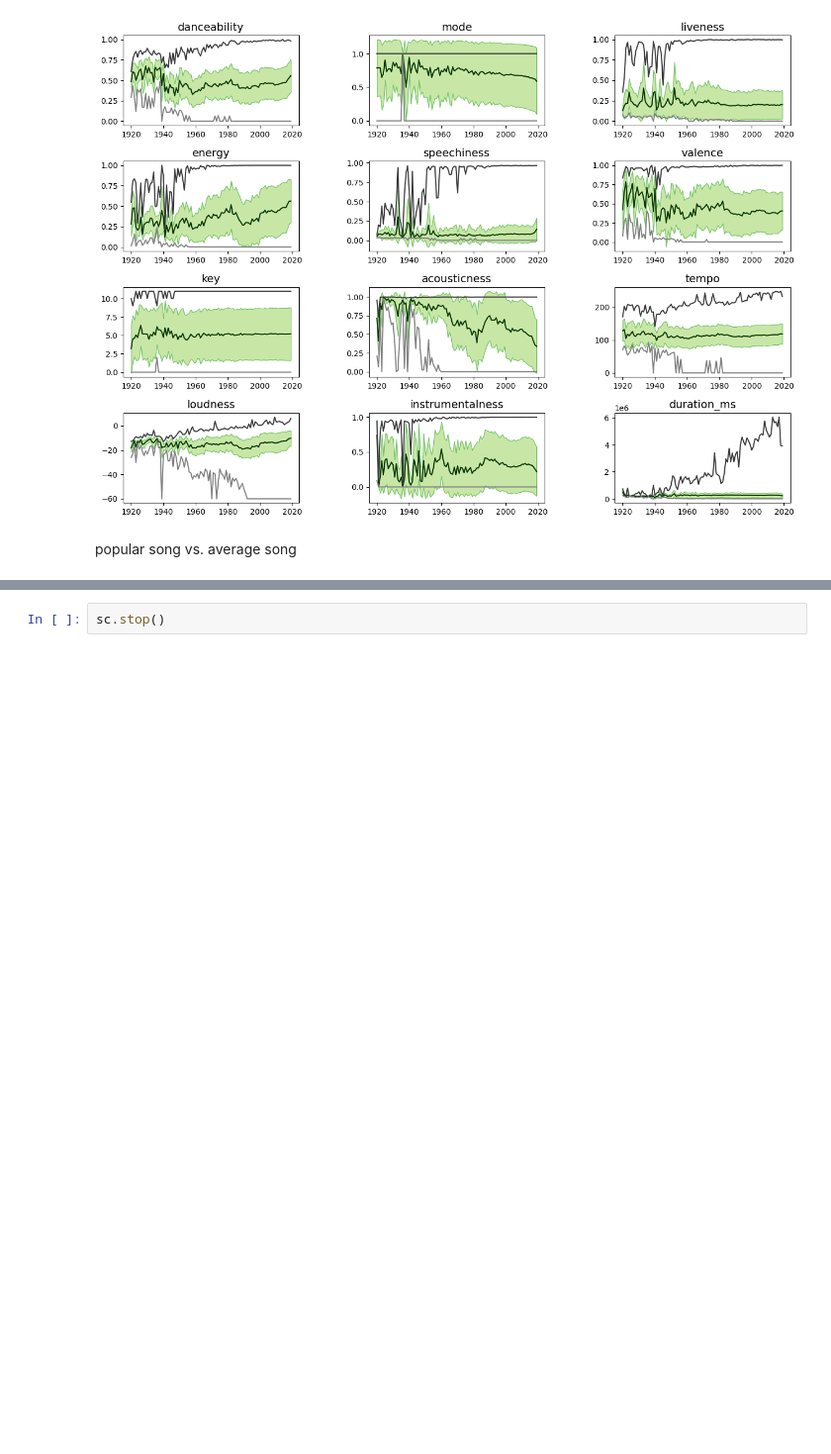
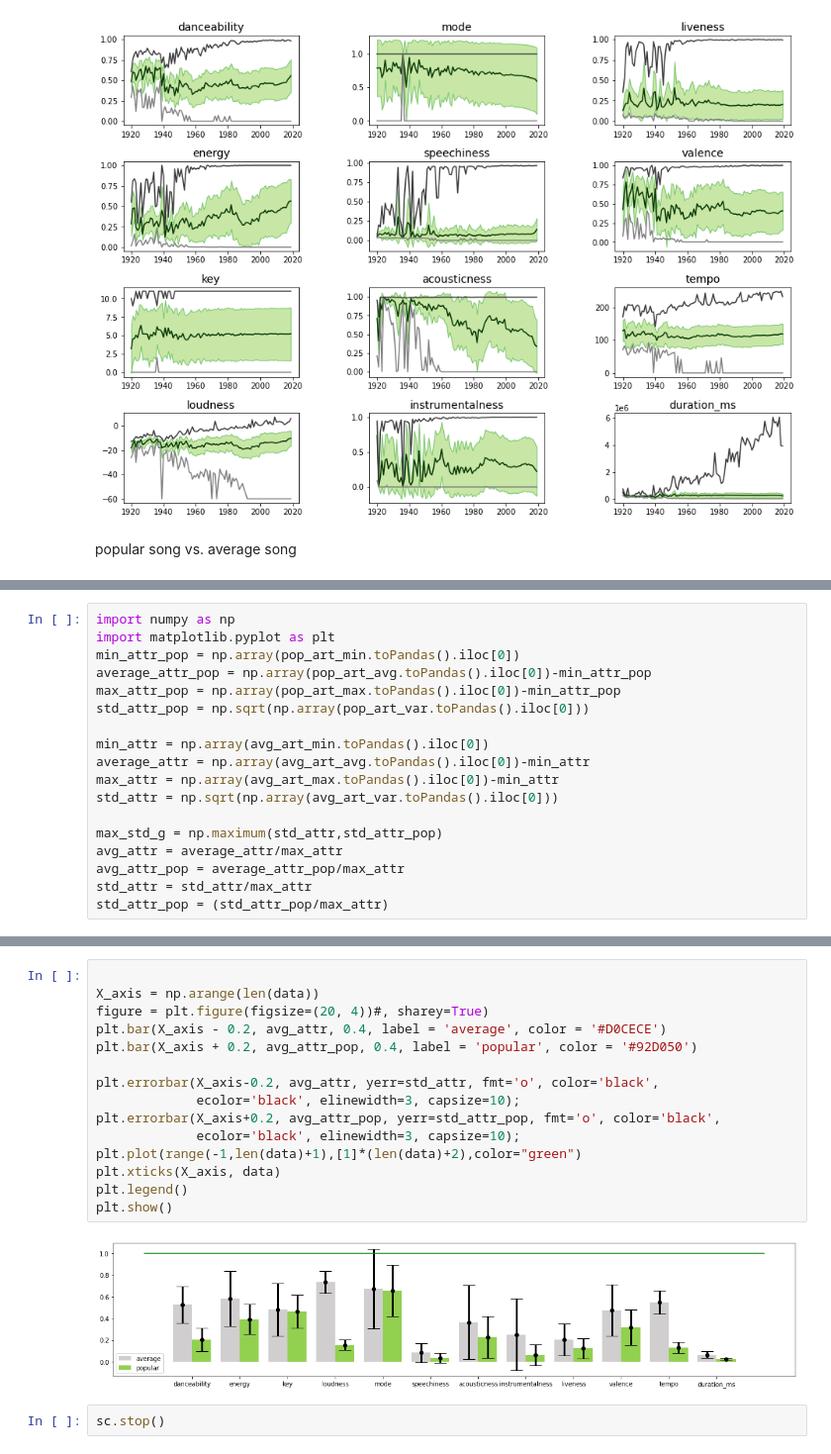
Before and after one commit to eric-kaufmann/spotify_analysis, a Jupyter notebook: analysis_pyspark.ipynb, the cells around one changed output, grey strips where cells are left out. Shown at 99% size. Drawn from its saved outputs; the diff is of its cells as text; blank space fills up the shorter version.

Commit message:
add popular artist vs average artist stats

```diff
--- a/analysis_pyspark.ipynb
+++ b/analysis_pyspark.ipynb
@@ -367,0 +360,18 @@ plt.show()
+# %%
+import numpy as np
+import matplotlib.pyplot as plt
+min_attr_pop = np.array(pop_art_min.toPandas().iloc[0])
+average_attr_pop = np.array(pop_art_avg.toPandas().iloc[0])-min_attr_pop
+max_attr_pop = np.array(pop_art_max.toPandas().iloc[0])-min_attr_pop
+std_attr_pop = np.sqrt(np.array(pop_art_var.toPandas().iloc[0]))
+
+min_attr = np.array(avg_art_min.toPandas().iloc[0])
+average_attr = np.array(avg_art_avg.toPandas().iloc[0])-min_attr
+max_attr = np.array(avg_art_max.toPandas().iloc[0])-min_attr
+std_attr = np.sqrt(np.array(avg_art_var.toPandas().iloc[0]))
+
+max_std_g = np.maximum(std_attr,std_attr_pop)
+avg_attr = average_attr/max_attr
+avg_attr_pop = average_attr_pop/max_attr
+std_attr = std_attr/max_attr
+std_attr_pop = (std_attr_pop/max_attr)
@@ -368,2 +416,19 @@ plt.show()
+# %%
+
+X_axis = np.arange(len(data))
+figure = plt.figure(figsize=(20, 4))#, sharey=True)
+plt.bar(X_axis - 0.2, avg_attr, 0.4, label = 'average', color = '#D0CECE')
+plt.bar(X_axis + 0.2, avg_attr_pop, 0.4, label = 'popular', color = '#92D050')
+
+plt.errorbar(X_axis-0.2, avg_attr, yerr=std_attr, fmt='o', color='black',
+             ecolor='black', elinewidth=3, capsize=10);
+plt.errorbar(X_axis+0.2, avg_attr_pop, yerr=std_attr_pop, fmt='o', color='black',
+             ecolor='black', elinewidth=3, capsize=10);
+plt.plot(range(-1,len(data)+1),[1]*(len(data)+2),color="green")
+plt.xticks(X_axis, data)
+plt.legend()
+plt.show()
+# %% [output]
+[figure, added]
 # %%
 sc.stop()
```
Also changed, not shown: parts of 8 cells of this notebook.
